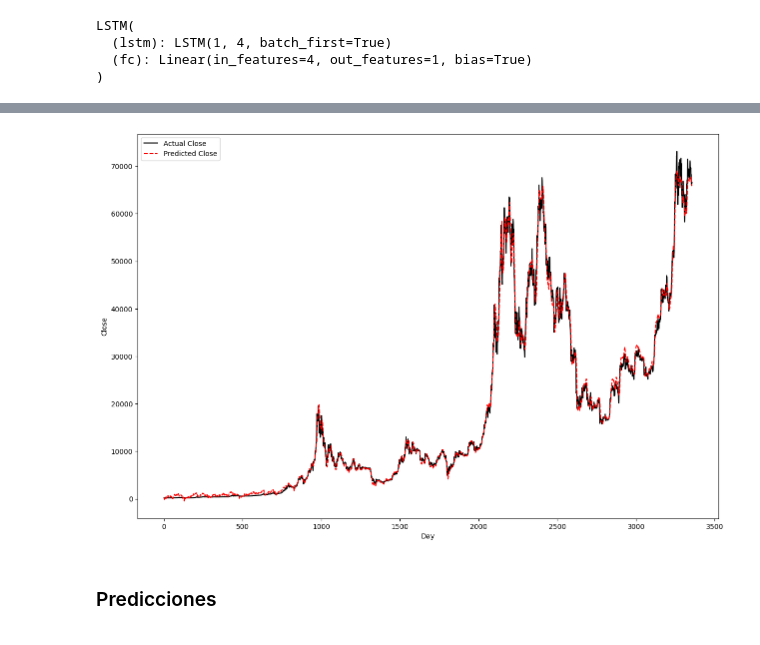
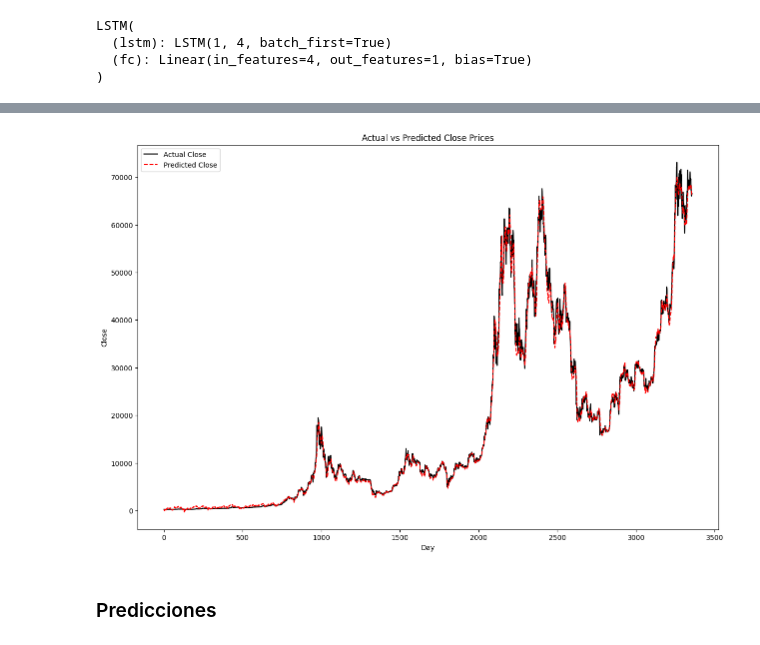
Before and after one commit to Ivo196/Crypto-Price-Forecasting-Using-Autoformer, a Jupyter notebook: Crypto price forecasting using Autoformer.ipynb, the cells around one changed output, grey strips where cells are left out. Cells and saved outputs as stored; diff of their text form; code cells hidden in the pictures.

Commit message:
ft images

```diff
--- a/Crypto price forecasting using Autoformer.ipynb
+++ b/Crypto price forecasting using Autoformer.ipynb
@@ -381,29 +381,30 @@ plt.show()
 # %%
 train_predictions = predicted.flatten()
 
 dummies = np.zeros((X_train.shape[0], 15+1))
 dummies[:, 0] = train_predictions
 dummies = scaler.inverse_transform(dummies)
 
 train_predictions = dc(dummies[:, 0])
 train_predictions
 dummies = np.zeros((X_train.shape[0], 15+1))
 dummies[:, 0] = y_train.flatten()
 dummies = scaler.inverse_transform(dummies)
 
 new_y_train = dc(dummies[:, 0])
 new_y_train
 
 plt.figure(figsize=(15, 10))
 
 plt.plot(new_y_train, label='Actual Close', color='black')
 plt.plot(train_predictions, label='Predicted Close', color='red', linestyle='--')
+plt.title('Actual vs Predicted Close Prices')
 plt.xlabel('Day')
 plt.ylabel('Close')
 plt.legend()
 plt.show()
 # %% [output]
-[figure, old version]
+[figure, new version]
 # %% [markdown]
 ### Predicciones
 # %%
```
Also changed, not shown: parts of 11 cells of this notebook, 4 other files.
